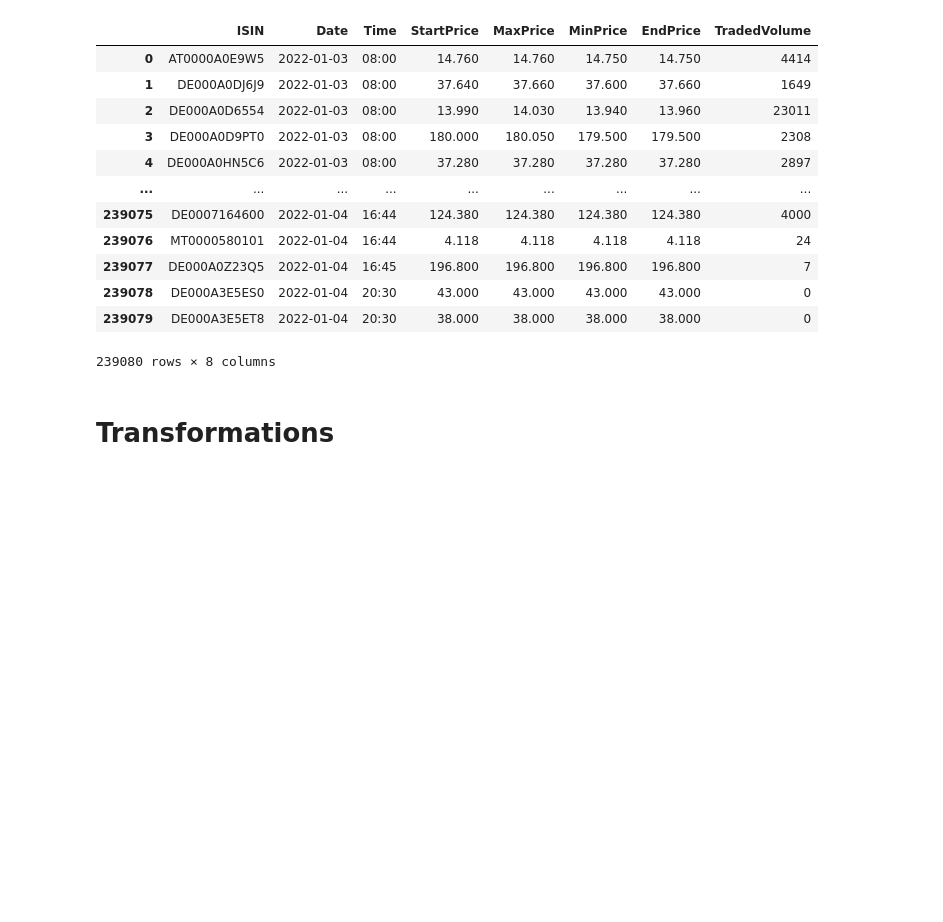
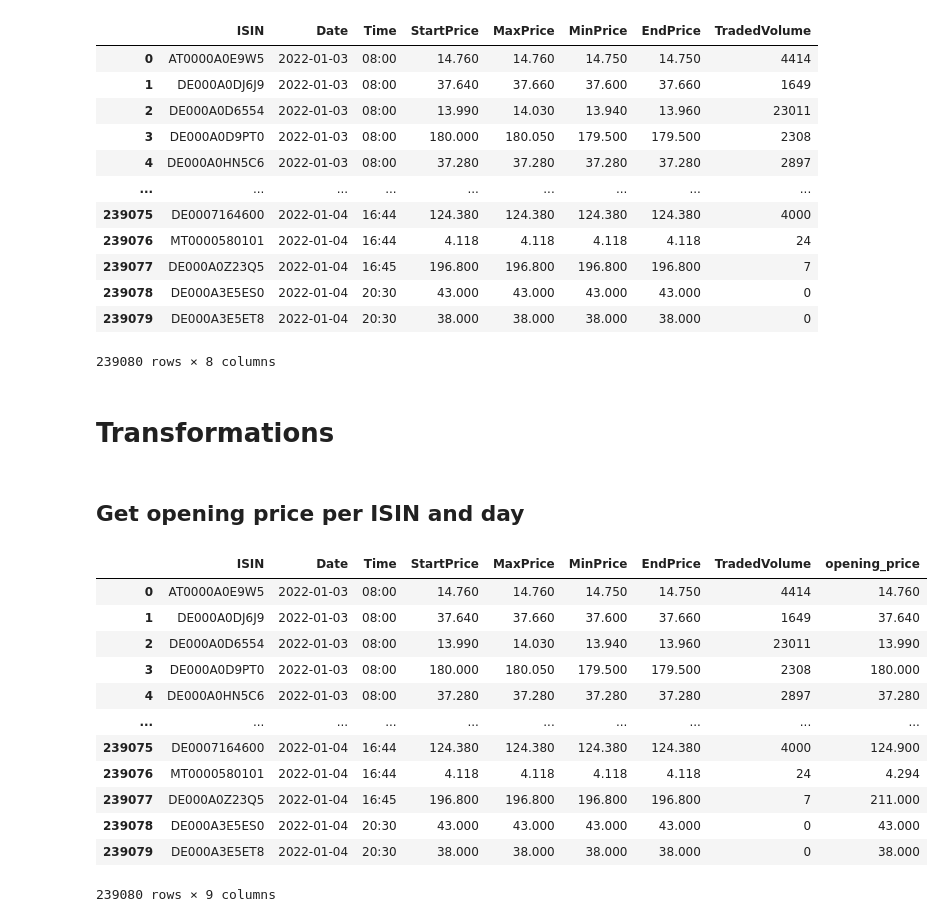
Before and after one commit to kspyrikos/ETL-pipelines, a Jupyter notebook: etl_pipelines.ipynb, the cells around one changed output. Cells and saved outputs as stored; diff of their text form; code cells hidden in the pictures; blank space fills up the shorter version.

```diff
--- a/etl_pipelines.ipynb
+++ b/etl_pipelines.ipynb
@@ -107,3 +111,22 @@ df_all
 239080 rows × 8 columns
 # %% [markdown]
 # Transformations
+# %% [markdown]
+## Get opening price per ISIN and day
+# %%
+df_all['opening_price'] = df_all.sort_values(by=['Time']).groupby(['ISIN','Date'])['StartPrice'].transform('first')
+df_all
+# %% [output]
+|  | ISIN | Date | Time | StartPrice | MaxPrice | MinPrice | EndPrice | TradedVolume | opening_price |
+| 0 | AT0000A0E9W5 | 2022-01-03 | 08:00 | 14.760 | 14.760 | 14.750 | 14.750 | 4414 | 14.760 |
+| 1 | DE000A0DJ6J9 | 2022-01-03 | 08:00 | 37.640 | 37.660 | 37.600 | 37.660 | 1649 | 37.640 |
+| 2 | DE000A0D6554 | 2022-01-03 | 08:00 | 13.990 | 14.030 | 13.940 | 13.960 | 23011 | 13.990 |
+| 3 | DE000A0D9PT0 | 2022-01-03 | 08:00 | 180.000 | 180.050 | 179.500 | 179.500 | 2308 | 180.000 |
+| 4 | DE000A0HN5C6 | 2022-01-03 | 08:00 | 37.280 | 37.280 | 37.280 | 37.280 | 2897 | 37.280 |
+| ... | ... | ... | ... | ... | ... | ... | ... | ... | ... |
+| 239075 | DE0007164600 | 2022-01-04 | 16:44 | 124.380 | 124.380 | 124.380 | 124.380 | 4000 | 124.900 |
+| 239076 | MT0000580101 | 2022-01-04 | 16:44 | 4.118 | 4.118 | 4.118 | 4.118 | 24 | 4.294 |
+| 239077 | DE000A0Z23Q5 | 2022-01-04 | 16:45 | 196.800 | 196.800 | 196.800 | 196.800 | 7 | 211.000 |
+| 239078 | DE000A3E5ES0 | 2022-01-04 | 20:30 | 43.000 | 43.000 | 43.000 | 43.000 | 0 | 43.000 |
+| 239079 | DE000A3E5ET8 | 2022-01-04 | 20:30 | 38.000 | 38.000 | 38.000 | 38.000 | 0 | 38.000 |
+239080 rows × 9 columns
```
Also changed, not shown: parts of 16 cells of this notebook, 2 other files.
